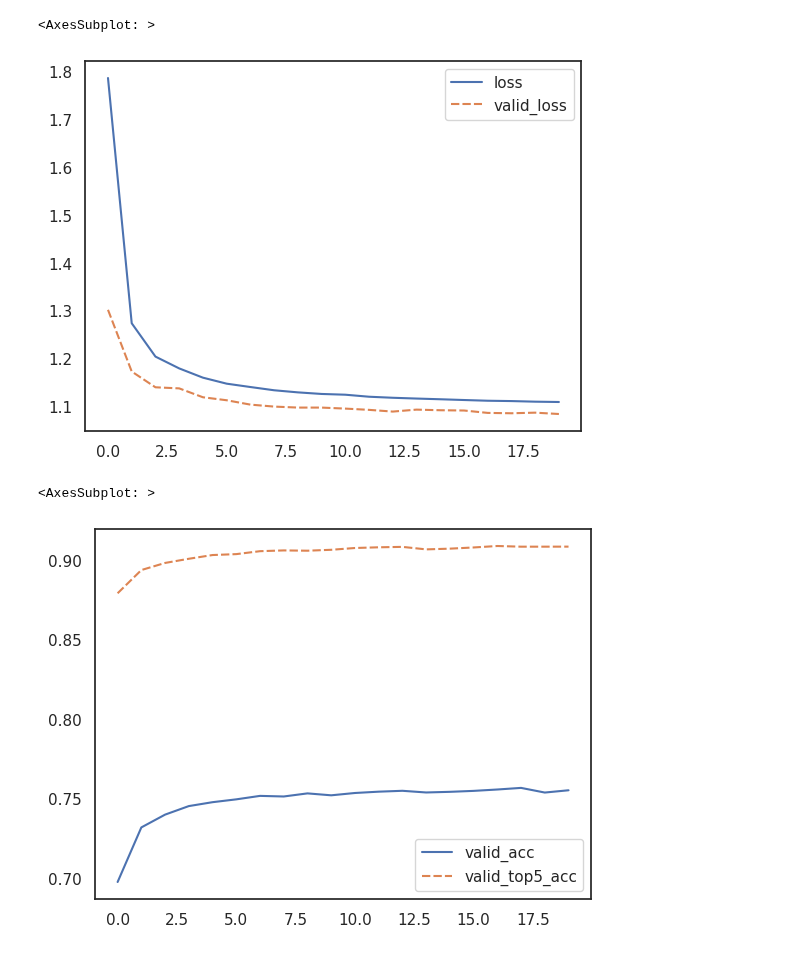
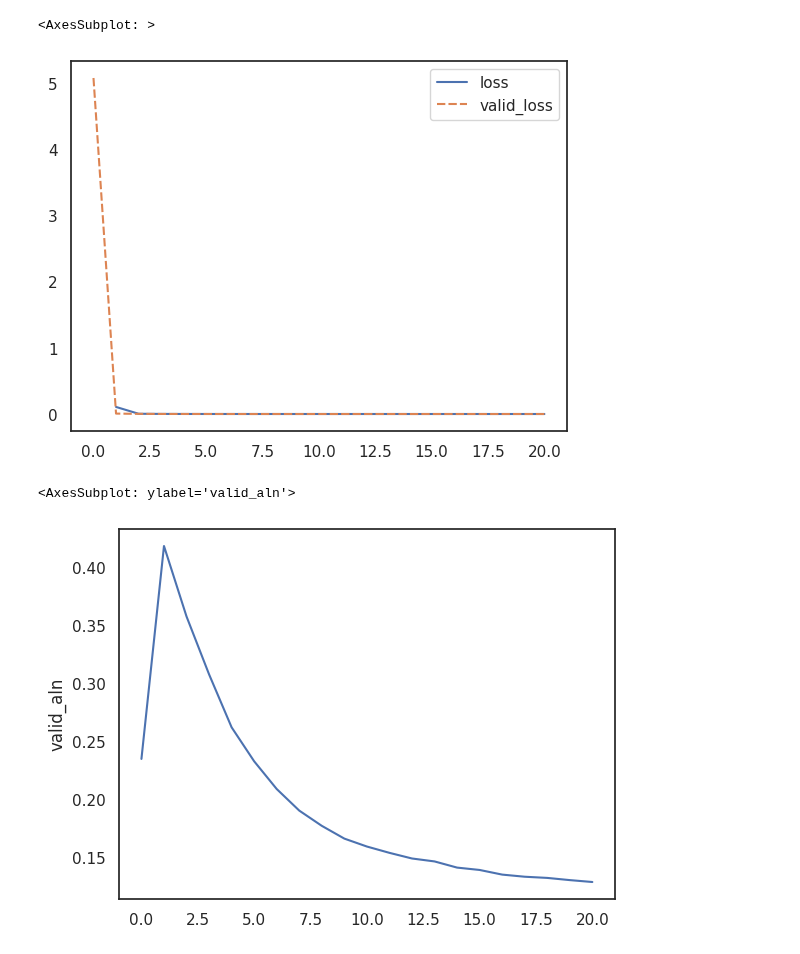
Before and after one commit to yutanagano/tcrlm, a Jupyter notebook: notebooks/training_metrics.ipynb, the cells around one changed output. Cells and saved outputs as stored; diff of their text form; code cells hidden in the pictures.

```diff
--- a/notebooks/training_metrics.ipynb
+++ b/notebooks/training_metrics.ipynb
@@ -11,16 +11,16 @@ import seaborn
 seaborn.set_theme()
 seaborn.set_style('white')
 # %%
-model_save_dir = Path('model_saves/CDR3BERT_cp_6_128_8_512')
+model_save_dir = Path('model_saves/SimCTE_CDR3BERT_cp_6_128_8_512')
 metrics = pd.read_csv(model_save_dir/'log.csv')
 # %%
 seaborn.lineplot(metrics[['loss', 'valid_loss']])
 # %% [output]
 <AxesSubplot: >
-[figure, old version]
+[figure, new version]
 # %%
-seaborn.lineplot(metrics[['valid_acc', 'valid_top5_acc']])
+seaborn.lineplot(metrics['valid_aln'])
 # %% [output]
-<AxesSubplot: >
+<AxesSubplot: ylabel='valid_aln'>
-[figure, old version]
+[figure, new version]
 # %%
```
Also changed, not shown: parts of 1 cell of this notebook, 6 other files.
